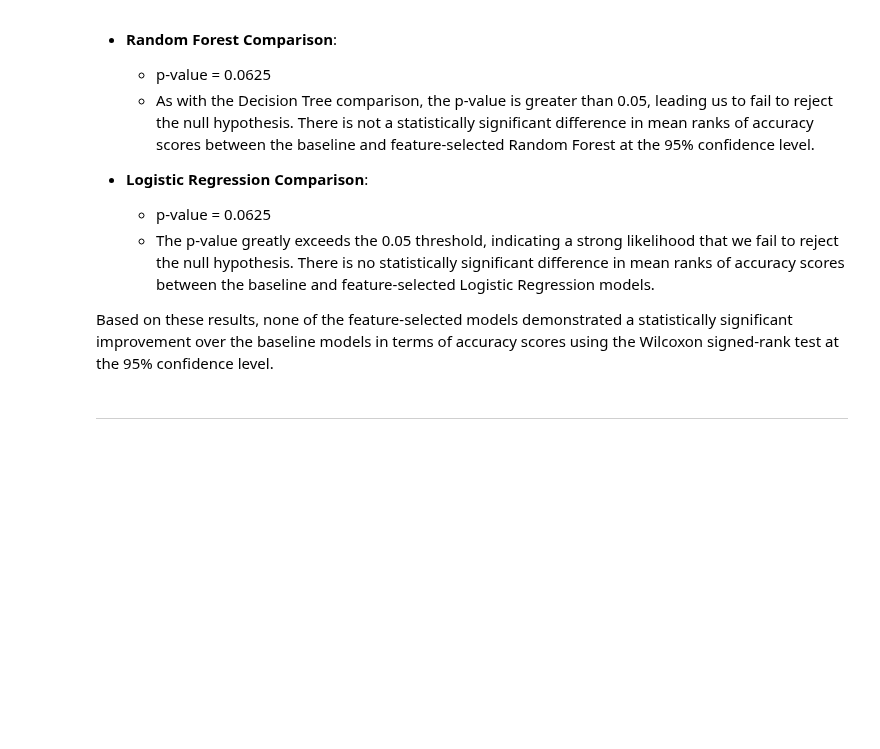
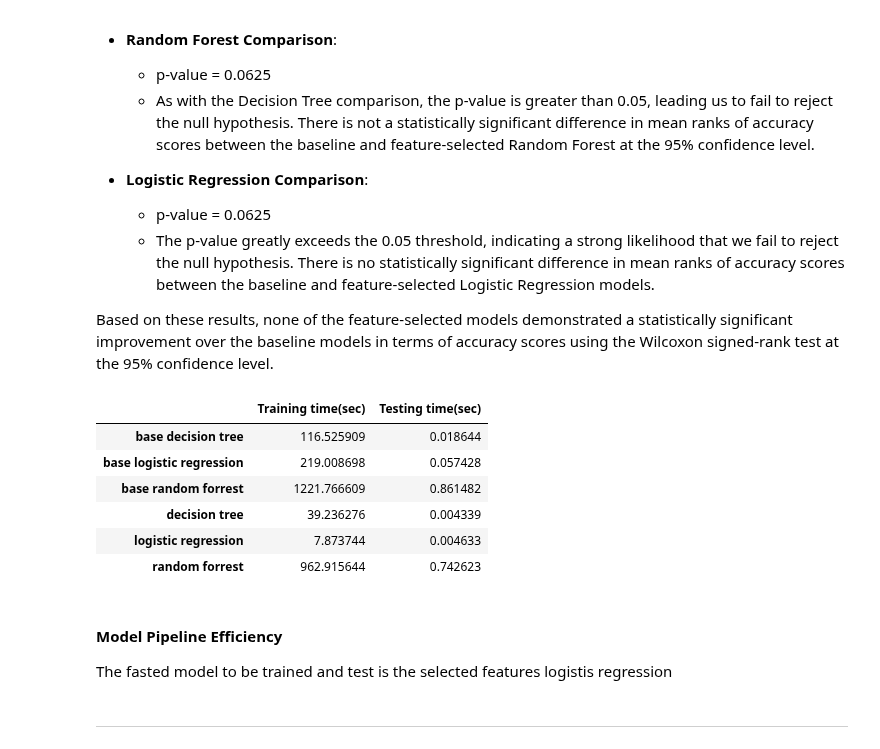
Before and after one commit to OBINNADINNEYA/BRFSS_BIGDATA_PROJECT, a Jupyter notebook: Classification Models/Classification Models (Binary Classification).ipynb, the cells around one changed output. Saved outputs shown, nothing was run; the diff lists cells and outputs as text; code cells hidden in the pictures; blank space fills up the shorter version.

```diff
--- a/Classification Models/Classification Models (Binary Classification).ipynb
+++ b/Classification Models/Classification Models (Binary Classification).ipynb
@@ -730,9 +828,19 @@ grid_search = GridSearchCV(
     n_jobs=-1
 )
 
+#start timing the training
+start_time = time.time()
 
 # Fitting the model on the training data Only to avoid any data leakage
 grid_search.fit(X_train, y_train)
+
+#end timing the training
+end_time = time.time()
+
+# Calculate the training time
+training_timerf2 = end_time - start_time
+
+
 
 # Best parameters and score
 print(f"Best parameters: {grid_search.best_params_}")
@@ -748,11 +856,21 @@ rfc_cv_folds_scores = grid_search.cv_results_['split0_test_score'][best_params_i
                   grid_search.cv_results_['split4_test_score'][best_params_index]
 print(f"Accuracy for each fold using best parameters: {rfc_cv_folds_scores}")
 
+#start timing the testing
+start_time = time.time()
+
 # Making predictions on the test set
 predictions = rfc_pipeline.predict(X_test)
 
+#end timing the testing
+end_time = time.time()
+
+# Calculate the testing time
+testing_timerf2 = end_time - start_time
+
 # Calculate the MCC
 mcc = matthews_corrcoef(y_test, predictions)
+
 
 print(f'Matthews Correlation Coefficient: {mcc}')
 print('---------------------------------------')
@@ -761,6 +879,9 @@ print('---------------------------------------')
 print("\nClassification Report (Test Data):\n", classification_report(y_test, predictions))
 print('---------------------------------------')
 print("Confusion Matrix (Test Data):\n", confusion_matrix(y_test, predictions))
+print('---------------------------------------')
+print(f"Training time: {training_timerf2} seconds")
+print(f"Testing time: {testing_timerf2} seconds")
 # %% [output]
 Best parameters: {'classifier__max_depth': None, 'classifier__min_samples_leaf': 1, 'classifier__min_samples_split': 2, 'classifier__n_estimators': 200}
 Best score: 0.8792355859552348
@@ -836,6 +954,28 @@ For the comparison of baseline models versus feature-selected models, the Wilcox
   - The p-value greatly exceeds the 0.05 threshold, indicating a strong likelihood that we fail to reject the null hypothesis. There is no statistically significant difference in mean ranks of accuracy scores between the baseline and feature-selected Logistic Regression models.
 
 Based on these results, none of the feature-selected models demonstrated a statistically significant improvement over the baseline models in terms of accuracy scores using the Wilcoxon signed-rank test at the 95% confidence level.
+# %%
+#Efficiency of each model
+
+model_efficiency = pd.DataFrame({'Training time(sec)': [training_time_dtree,training_timelogreg,training_timerf,
+                                                       training_time_dtree2,training_timelogreg2,training_timerf2],
+                                'Testing time(sec)': [testing_time_dtree,testing_timelogreg,testing_timerf,
+                                                     testing_time_dtree2,testing_timelogreg2,testing_timerf2]},
+                                index = ['base decision tree','base logistic regression', 'base random forrest',
+                                         'decision tree','logistic regression','random forrest' ] )
+
+model_efficiency
+# %% [output]
+|  | Training time(sec) | Testing time(sec) |
+| base decision tree | 116.525909 | 0.018644 |
+| base logistic regression | 219.008698 | 0.057428 |
+| base random forrest | 1221.766609 | 0.861482 |
+| decision tree | 39.236276 | 0.004339 |
+| logistic regression | 7.873744 | 0.004633 |
+| random forrest | 962.915644 | 0.742623 |
+# %% [markdown]
+#### Model Pipeline Efficiency
+The fasted model to be trained and test is the selected features logistis regression
 # %% [markdown]
 ---
 # %% [markdown]
```
Also changed, not shown: parts of 9 cells of this notebook, 4 other files.
